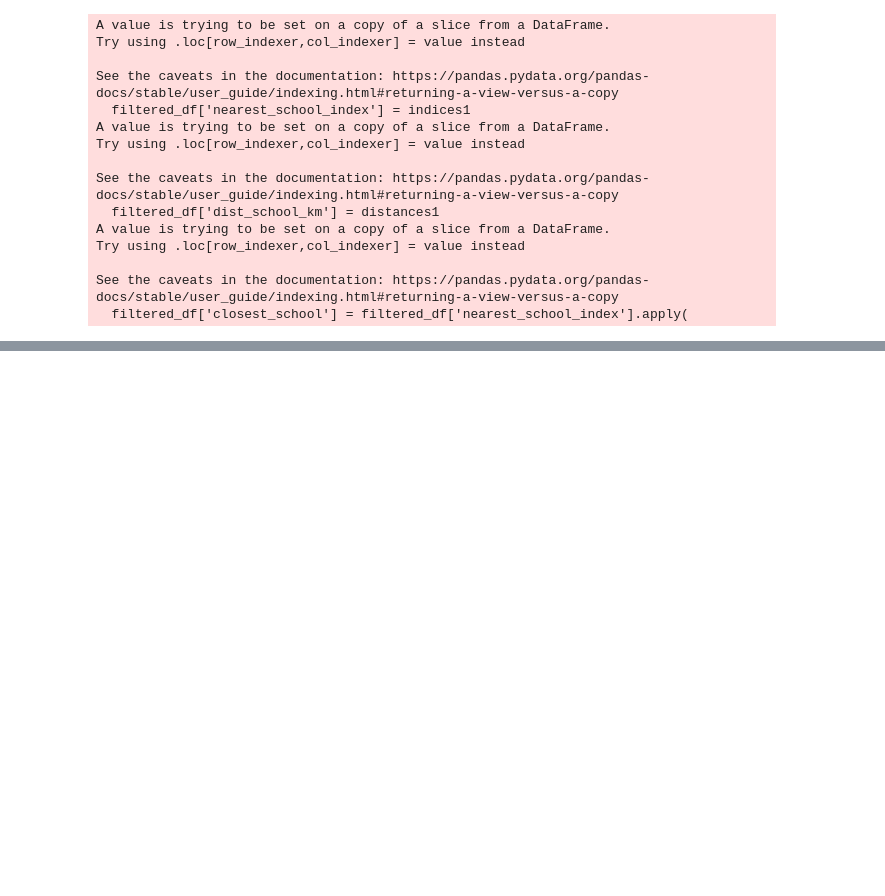
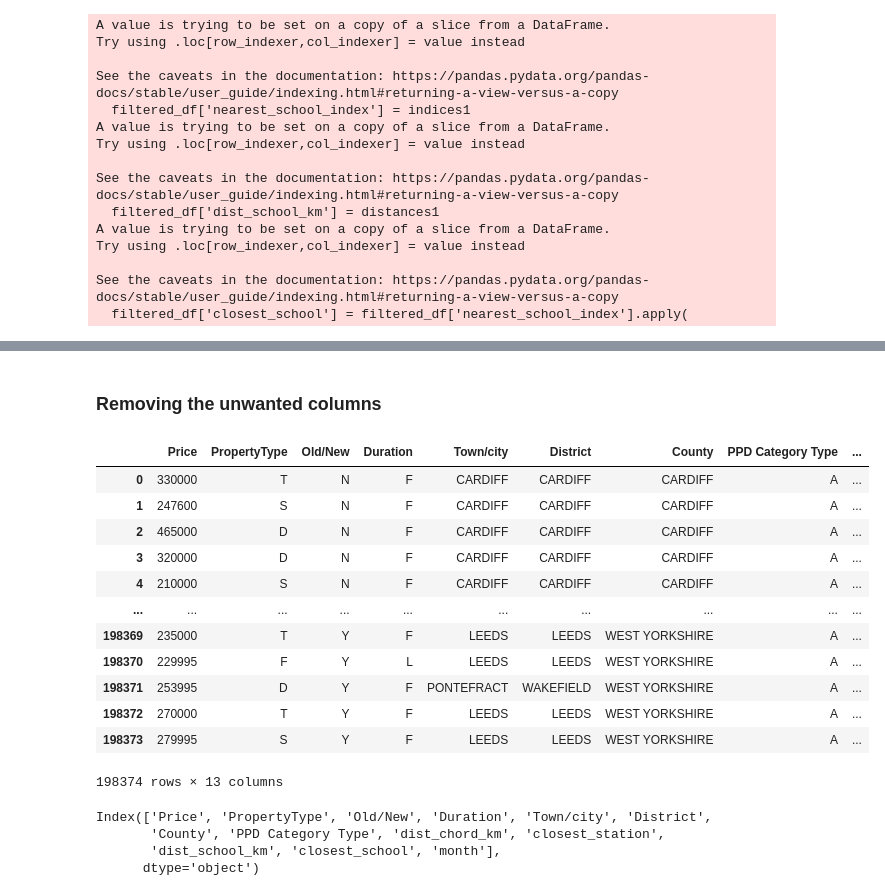
Before and after one commit to yatishchandrasai/House-prediction-with-HM-Registry-Data, a Jupyter notebook: Code.ipynb, the cells around one changed output, grey strips where cells are left out. Saved outputs shown, nothing was run; the diff lists cells and outputs as text; code cells hidden in the pictures; blank space fills up the shorter version.

```diff
--- a/Code.ipynb
+++ b/Code.ipynb
@@ -341,0 +423,2 @@ filtered_df.to_csv("/content/drive/MyDrive/data science project/final registry d
+# %%
+filtered_df.dropna(axis=1, how='any', inplace=True)
@@ -341,0 +453,10 @@ filtered_df.to_csv("/content/drive/MyDrive/data science project/final registry d
+# %%
+# Convert to pandas datetime
+final_df = filtered_df.copy()
+final_df['Date of Transfer'] = pd.to_datetime(final_df['Date of Transfer'], format='%Y-%m-%d %H:%M')
+
+# Extract year and month
+#final_df['year'] = final_df['Date of Transfer'].dt.year
+final_df['month'] = final_df['Date of Transfer'].dt.month
+
+final_df.head()
@@ -341,0 +481,33 @@ filtered_df.to_csv("/content/drive/MyDrive/data science project/final registry d
+# %% [markdown]
+### Removing the unwanted columns
+# %%
+col_drop = ['Transaction unique identifier', 'Date of Transfer',
+       'Postcode', 'PAON','Record Status-monthly file only', 'Longitude_prop', 'Latitude_prop',
+       'nearest_station_index','nearest_school_index']
+final_df.drop(col_drop,axis=1,inplace=True)
+# %%
+final_df.reset_index(inplace=True)
+final_df.drop('index',axis=1, inplace=True)
+# %%
+final_df
+# %% [output]
+|  | Price | PropertyType | Old/New | Duration | Town/city | District | County | PPD Category Type | ... |
+| 0 | 330000 | T | N | F | CARDIFF | CARDIFF | CARDIFF | A | ... |
+| 1 | 247600 | S | N | F | CARDIFF | CARDIFF | CARDIFF | A | ... |
+| 2 | 465000 | D | N | F | CARDIFF | CARDIFF | CARDIFF | A | ... |
+| 3 | 320000 | D | N | F | CARDIFF | CARDIFF | CARDIFF | A | ... |
+| 4 | 210000 | S | N | F | CARDIFF | CARDIFF | CARDIFF | A | ... |
+| ... | ... | ... | ... | ... | ... | ... | ... | ... | ... |
+| 198369 | 235000 | T | Y | F | LEEDS | LEEDS | WEST YORKSHIRE | A | ... |
+| 198370 | 229995 | F | Y | L | LEEDS | LEEDS | WEST YORKSHIRE | A | ... |
+| 198371 | 253995 | D | Y | F | PONTEFRACT | WAKEFIELD | WEST YORKSHIRE | A | ... |
+| 198372 | 270000 | T | Y | F | LEEDS | LEEDS | WEST YORKSHIRE | A | ... |
+| 198373 | 279995 | S | Y | F | LEEDS | LEEDS | WEST YORKSHIRE | A | ... |
+198374 rows × 13 columns
+# %%
+final_df.columns
+# %% [output]
+Index(['Price', 'PropertyType', 'Old/New', 'Duration', 'Town/city', 'District',
+       'County', 'PPD Category Type', 'dist_chord_km', 'closest_station',
+       'dist_school_km', 'closest_school', 'month'],
+      dtype='object')
```
Also changed, not shown: parts of 14 cells of this notebook.
